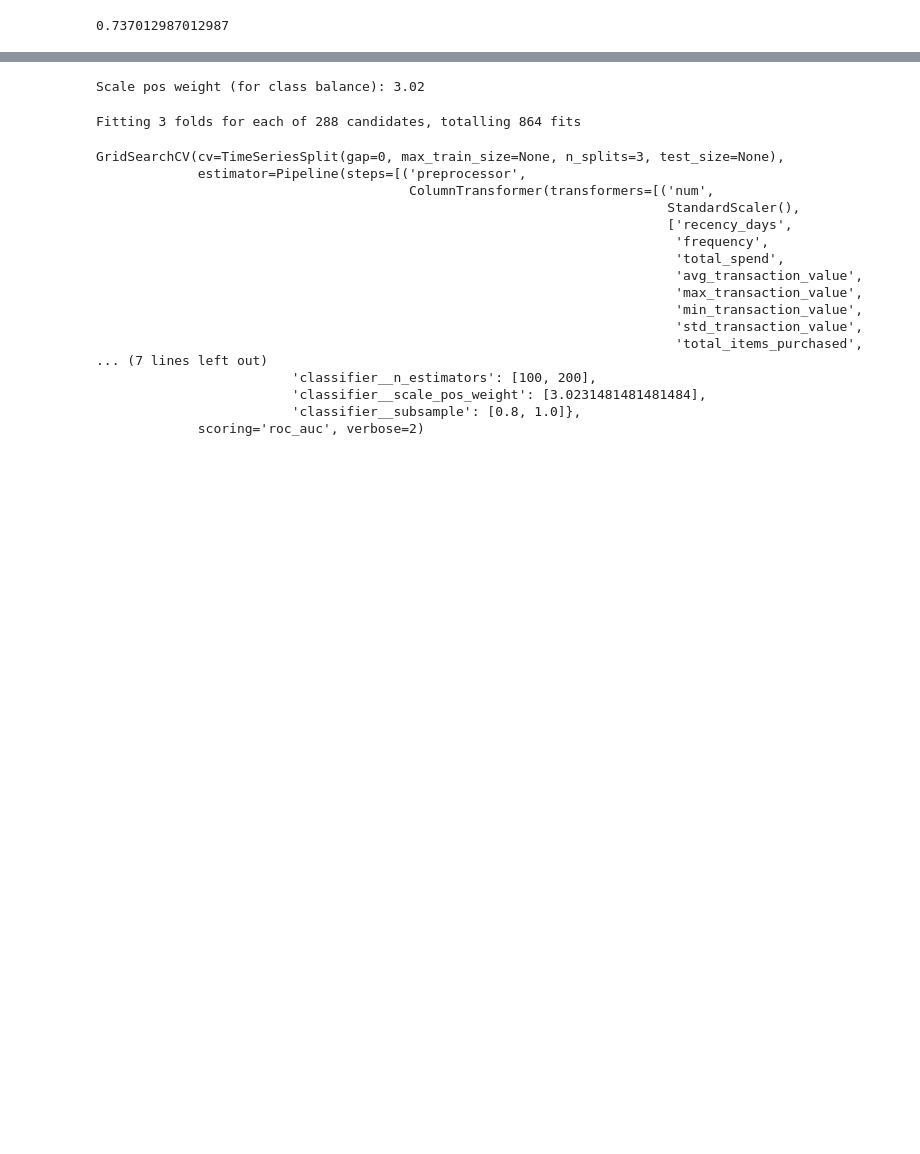
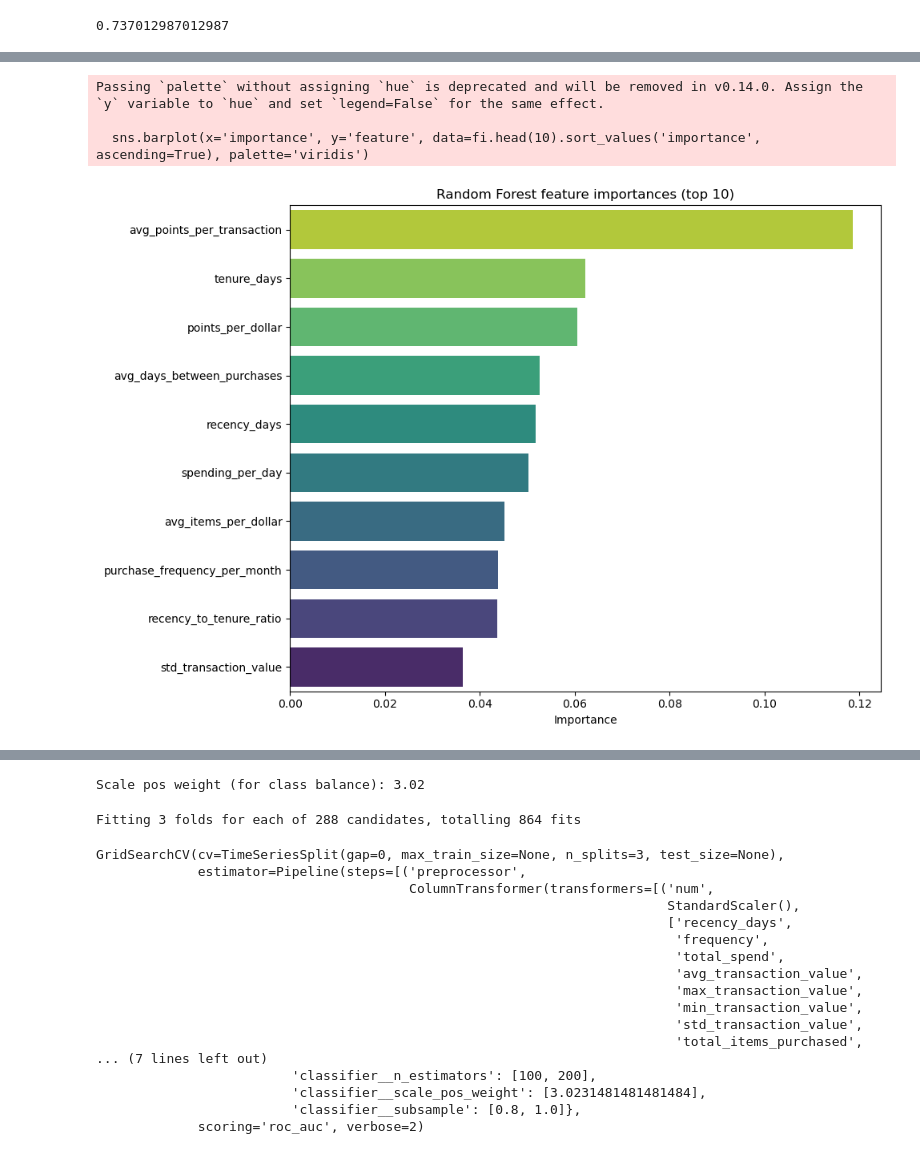
Before and after one commit to jzhou196/RBAC-Calian-Case-Competition, a Jupyter notebook: churn_pred.ipynb, the cells around one changed output, grey strips where cells are left out. Saved outputs shown, nothing was run; the diff lists cells and outputs as text; code cells hidden in the pictures; blank space fills up the shorter version.

```diff
--- a/churn_pred.ipynb
+++ b/churn_pred.ipynb
@@ -374,0 +382,24 @@ agg_results['Random Forest']
+# %%
+fi = pd.DataFrame({
+    'feature': np.concatenate([
+        np.array(numerical_cols),
+        rf_grid.best_estimator_.named_steps['preprocessor']
+               .named_transformers_['cat']
+               .get_feature_names_out(categorical_cols)
+    ]),
+    'importance': rf_grid.best_estimator_.named_steps['classifier'].feature_importances_
+}).sort_values('importance', ascending=False)
+
+plt.figure(figsize=(10, max(6, len(fi.head(20)) * 0.35)))
+sns.barplot(x='importance', y='feature', data=fi.head(10).sort_values('importance', ascending=True), palette='viridis')
+plt.gca().invert_yaxis()  # ensure most important is shown at the top
+plt.title('Random Forest feature importances (top 10)')
+plt.xlabel('Importance')
+plt.ylabel('')
+plt.tight_layout()
+plt.show()
+# %% [output]
+Passing `palette` without assigning `hue` is deprecated and will be removed in v0.14.0. Assign the `y` variable to `hue` and set `legend=False` for the same effect.
+
+  sns.barplot(x='importance', y='feature', data=fi.head(10).sort_values('importance', ascending=True), palette='viridis')
+[figure, added]
```
Also changed, not shown: parts of 36 cells of this notebook, 2 other files.
